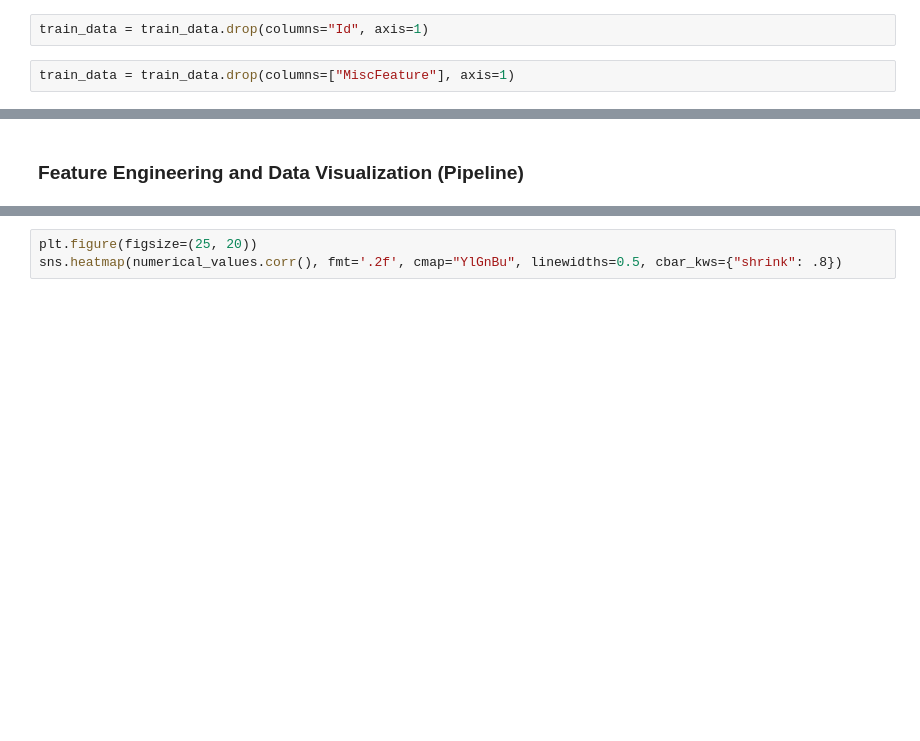
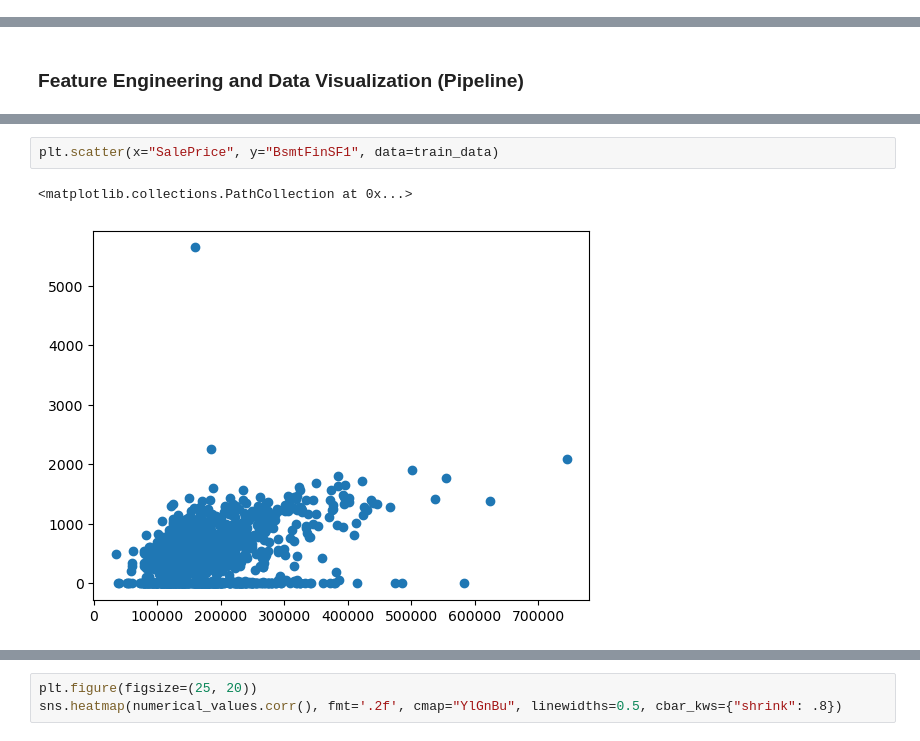
Before and after one commit to felixfaruix/kaggle-competitions, a Jupyter notebook: notebooks/HousePrices/house_prices_regression.ipynb, the cells around one changed output, grey strips where cells are left out. Cells and saved outputs as stored; diff of their text form; blank space fills up the shorter version.

Commit message:
Feature removal and data cleaning in house prices

```diff
--- a/notebooks/HousePrices/house_prices_regression.ipynb
+++ b/notebooks/HousePrices/house_prices_regression.ipynb
@@ -142,6 +45,2 @@ Text(0.5, 0, 'Sale Price')
-# %%
-train_data = train_data.drop(columns="Id", axis=1)
-# %%
-train_data = train_data.drop(columns=["MiscFeature"], axis=1)
 # %%
 train_data.head(3)
@@ -264,0 +256,5 @@ class FeatureImputer(BaseEstimator, TransformerMixin):
+# %%
+plt.scatter(x="SalePrice", y="BsmtFinSF1", data=train_data)
+# %% [output]
+<matplotlib.collections.PathCollection at 0x...>
+[figure, added]
```
Also changed, not shown: parts of 24 cells of this notebook, 1 other file.
